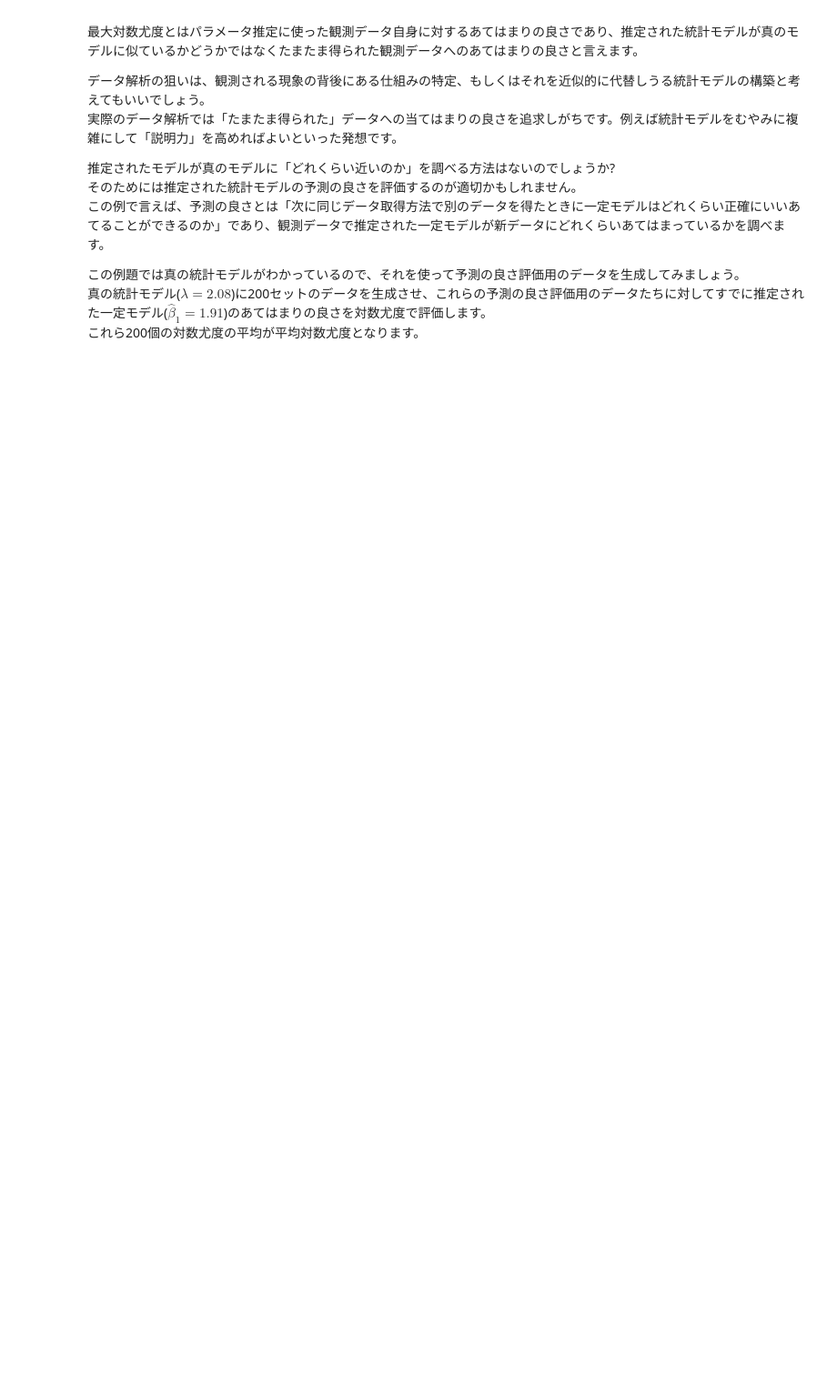
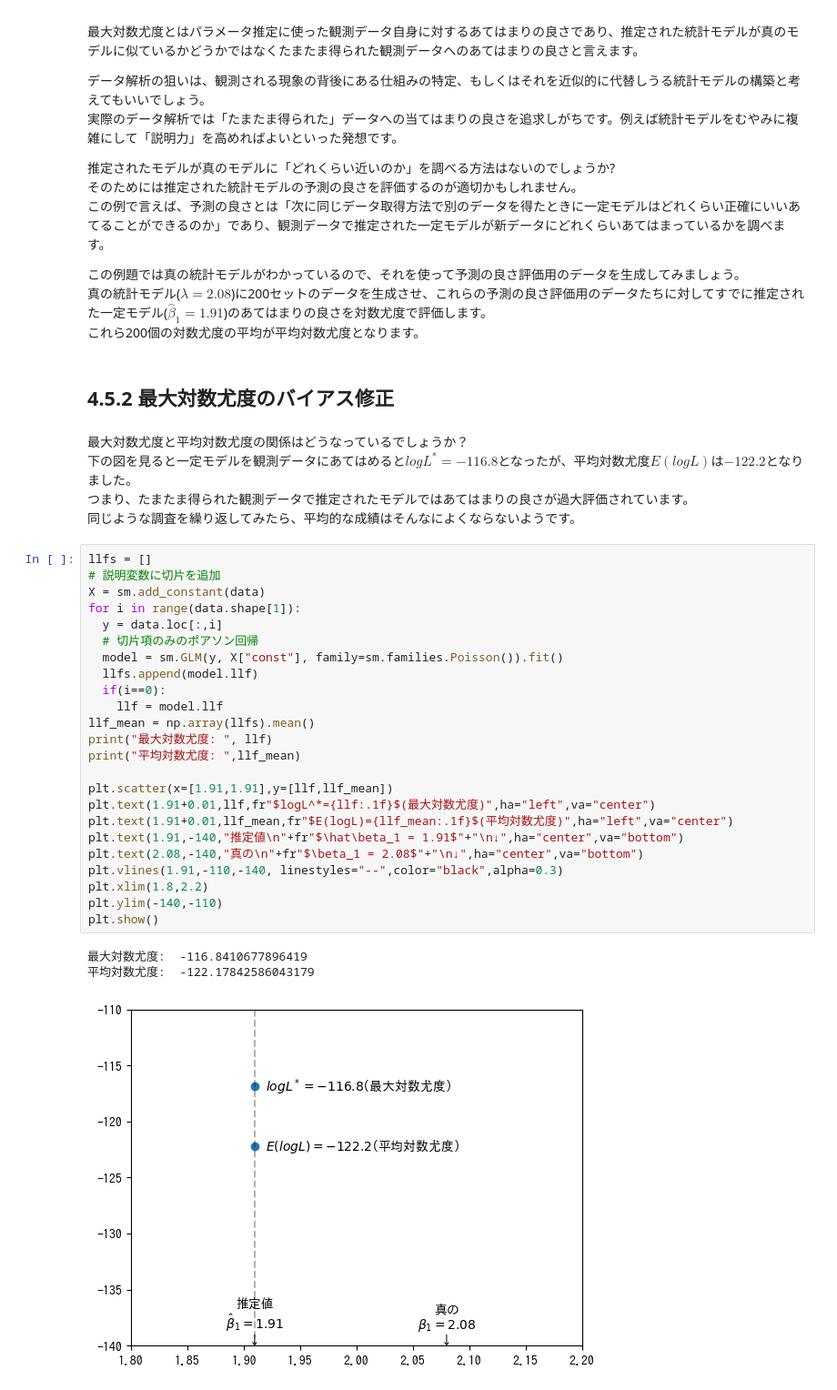
Before and after one commit to ynaoy/kubo-book, a Jupyter notebook: src/chapter4/chapter4.ipynb, the cells around one changed output. Shown at 91% size. Cells and saved outputs as stored; diff of their text form; blank space fills up the shorter version.

```diff
--- a/src/chapter4/chapter4.ipynb
+++ b/src/chapter4/chapter4.ipynb
@@ -195,3 +200,38 @@ plt.show()
 この例題では真の統計モデルがわかっているので、それを使って予測の良さ評価用のデータを生成してみましょう。
 真の統計モデル($λ=2.08$)に200セットのデータを生成させ、これらの予測の良さ評価用のデータたちに対してすでに推定された一定モデル($\hat\beta_1=1.91$)のあてはまりの良さを対数尤度で評価します。
 これら200個の対数尤度の平均が平均対数尤度となります。
+# %% [markdown]
+<h2>4.5.2 最大対数尤度のバイアス修正</h2>
+# %% [markdown]
+最大対数尤度と平均対数尤度の関係はどうなっているでしょうか？
+下の図を見ると一定モデルを観測データにあてはめると$logL^*=-116.8$となったが、平均対数尤度$E(logL)$は$-122.2$となりました。
+つまり、たまたま得られた観測データで推定されたモデルではあてはまりの良さが過大評価されています。
+同じような調査を繰り返してみたら、平均的な成績はそんなによくならないようです。
+# %%
+llfs = []
+# 説明変数に切片を追加
+X = sm.add_constant(data)
+for i in range(data.shape[1]):
+  y = data.loc[:,i]
+  # 切片項のみのポアソン回帰
+  model = sm.GLM(y, X["const"], family=sm.families.Poisson()).fit()
+  llfs.append(model.llf)
+  if(i==0):
+    llf = model.llf
+llf_mean = np.array(llfs).mean()
+print("最大対数尤度: ", llf)
+print("平均対数尤度: ",llf_mean)
+
+plt.scatter(x=[1.91,1.91],y=[llf,llf_mean])
+plt.text(1.91+0.01,llf,fr"$logL^*={llf:.1f}$(最大対数尤度)",ha="left",va="center")
+plt.text(1.91+0.01,llf_mean,fr"$E(logL)={llf_mean:.1f}$(平均対数尤度)",ha="left",va="center")
+plt.text(1.91,-140,"推定値\n"+fr"$\hat\beta_1 = 1.91$"+"\n↓",ha="center",va="bottom")
+plt.text(2.08,-140,"真の\n"+fr"$\beta_1 = 2.08$"+"\n↓",ha="center",va="bottom")
+plt.vlines(1.91,-110,-140, linestyles="--",color="black",alpha=0.3)
+plt.xlim(1.8,2.2)
+plt.ylim(-140,-110)
+plt.show()
+# %% [output]
+最大対数尤度:  -116.8410677896419
+平均対数尤度:  -122.17842586043179
+[figure, added]
```
Also changed, not shown: parts of 10 cells of this notebook.
